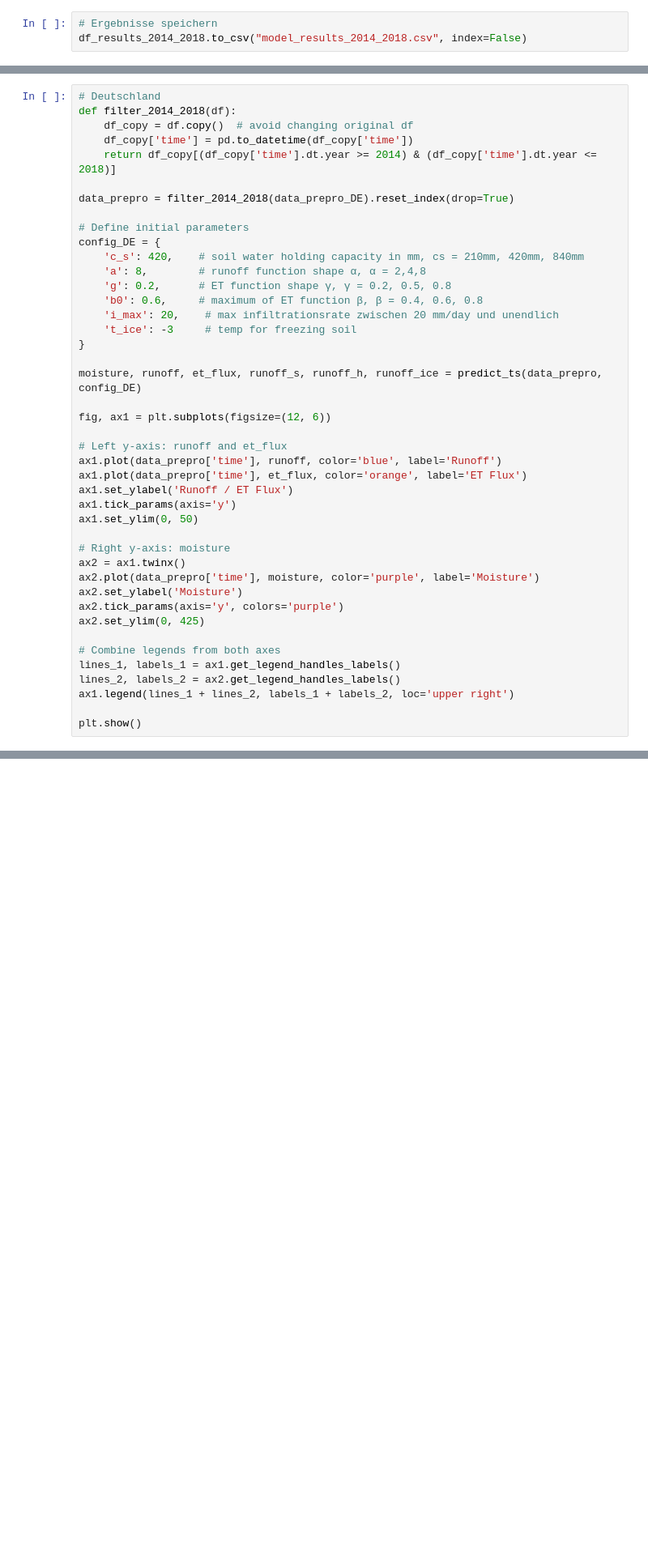
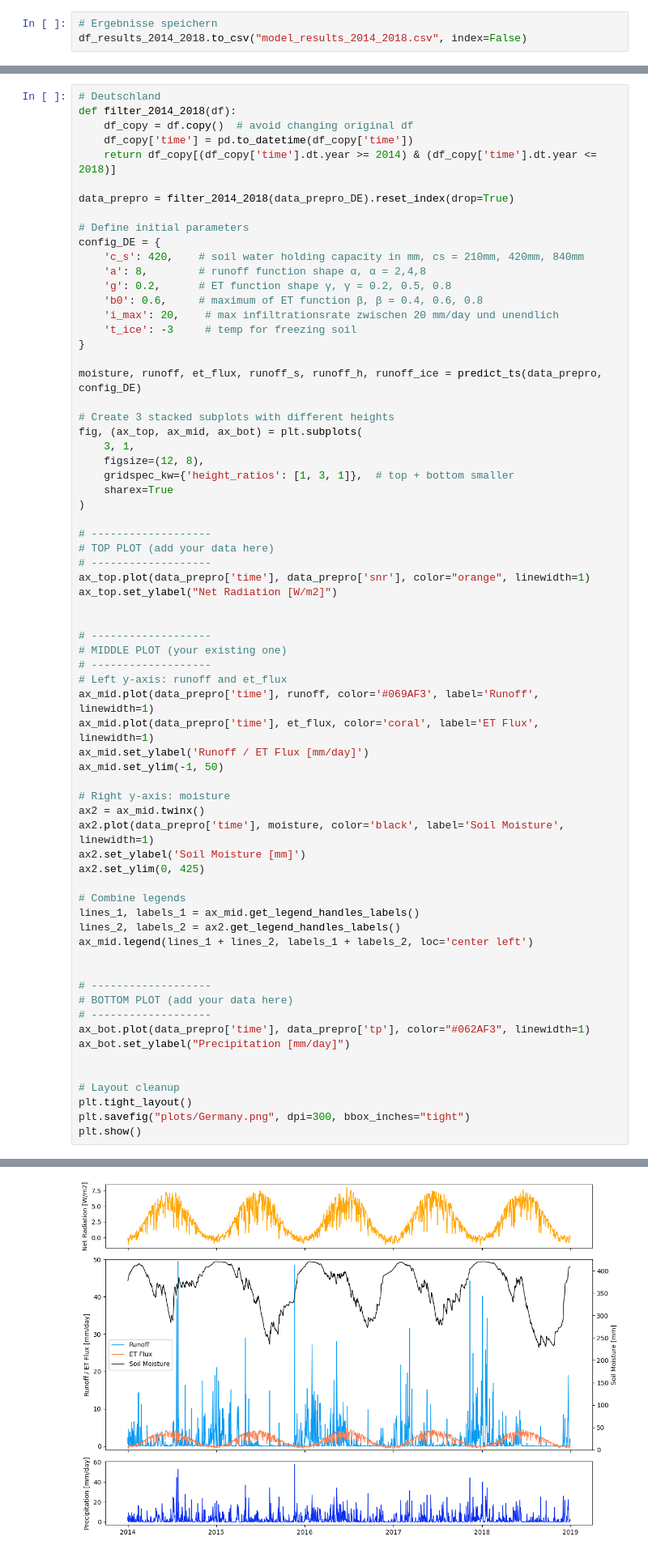
Before and after one commit to emorl/Earth-System-Modelling, a Jupyter notebook: surface_runoff_swbm_colab.ipynb, the cells around one changed output, grey strips where cells are left out. Shown at 81% size. Cells and saved outputs as stored; diff of their text form; blank space fills up the shorter version.

```diff
--- a/surface_runoff_swbm_colab.ipynb
+++ b/surface_runoff_swbm_colab.ipynb
@@ -379,26 +381,51 @@ config_DE = {
 
 moisture, runoff, et_flux, runoff_s, runoff_h, runoff_ice = predict_ts(data_prepro, config_DE)
 
-fig, ax1 = plt.subplots(figsize=(12, 6))
+# Create 3 stacked subplots with different heights
+fig, (ax_top, ax_mid, ax_bot) = plt.subplots(
+    3, 1,
+    figsize=(12, 8),
+    gridspec_kw={'height_ratios': [1, 3, 1]},  # top + bottom smaller
+    sharex=True
+)
 
+# -------------------
+# TOP PLOT (add your data here)
+# -------------------
+ax_top.plot(data_prepro['time'], data_prepro['snr'], color="orange", linewidth=1)
+ax_top.set_ylabel("Net Radiation [W/m2]")
+
+
+# -------------------
+# MIDDLE PLOT (your existing one)
+# -------------------
 # Left y-axis: runoff and et_flux
-ax1.plot(data_prepro['time'], runoff, color='blue', label='Runoff')
-ax1.plot(data_prepro['time'], et_flux, color='orange', label='ET Flux')
-ax1.set_ylabel('Runoff / ET Flux')
-ax1.tick_params(axis='y')
-ax1.set_ylim(0, 50)
+ax_mid.plot(data_prepro['time'], runoff, color='#069AF3', label='Runoff', linewidth=1)
+ax_mid.plot(data_prepro['time'], et_flux, color='coral', label='ET Flux', linewidth=1)
+ax_mid.set_ylabel('Runoff / ET Flux [mm/day]')
+ax_mid.set_ylim(-1, 50)
 
 # Right y-axis: moisture
-ax2 = ax1.twinx()
-ax2.plot(data_prepro['time'], moisture, color='purple', label='Moisture')
-ax2.set_ylabel('Moisture')
-ax2.tick_params(axis='y', colors='purple')
+ax2 = ax_mid.twinx()
+ax2.plot(data_prepro['time'], moisture, color='black', label='Soil Moisture', linewidth=1)
+ax2.set_ylabel('Soil Moisture [mm]')
 ax2.set_ylim(0, 425)
 
-# Combine legends from both axes
-lines_1, labels_1 = ax1.get_legend_handles_labels()
+# Combine legends
+lines_1, labels_1 = ax_mid.get_legend_handles_labels()
 lines_2, labels_2 = ax2.get_legend_handles_labels()
-ax1.legend(lines_1 + lines_2, labels_1 + labels_2, loc='upper right')
+ax_mid.legend(lines_1 + lines_2, labels_1 + labels_2, loc='center left')
 
+
+# -------------------
+# BOTTOM PLOT (add your data here)
+# -------------------
+ax_bot.plot(data_prepro['time'], data_prepro['tp'], color="#062AF3", linewidth=1)
+ax_bot.set_ylabel("Precipitation [mm/day]")
+
+
+# Layout cleanup
+plt.tight_layout()
+plt.savefig("plots/Germany.png", dpi=300, bbox_inches="tight")
 plt.show()
 # %% [output]
@@ -405,0 +432 @@ NameError: name 'data_prepro_DE' is not defined
+[figure, added]
```
Also changed, not shown: parts of 9 cells of this notebook, 3 other files.
